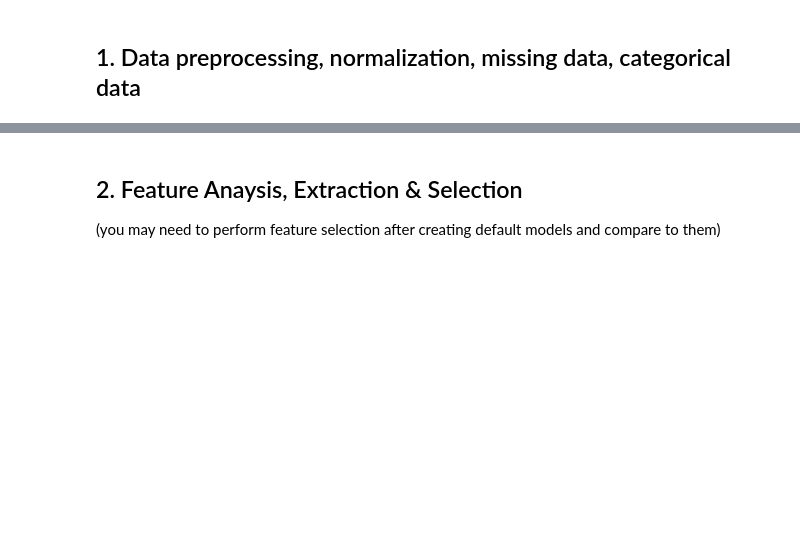
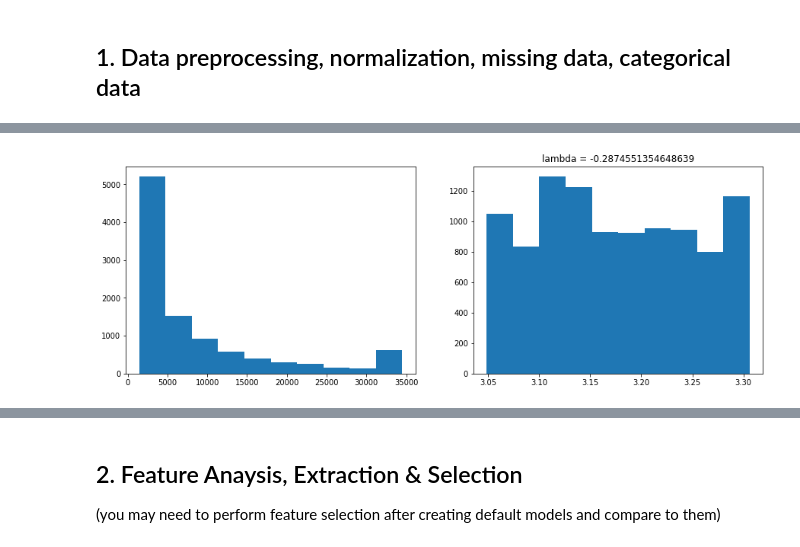
Before and after one commit to hiulian69/Bank_Churn_Prediction, a Jupyter notebook: anja.ipynb, the cells around one changed output, grey strips where cells are left out. Saved outputs shown, nothing was run; the diff lists cells and outputs as text; code cells hidden in the pictures; blank space fills up the shorter version.

```diff
--- a/anja.ipynb
+++ b/anja.ipynb
@@ -101,0 +148,13 @@ Make feature engineering but also try differnet models in order to get as much a
+# %%
+credit_limit_transformed = stat.boxcox(credit_limit)
+
+plt.figure(figsize=(15,5))
+plt.subplot(1,2,1)
+plt.hist(data['Credit_Limit'])
+
+plt.subplot(1,2,2)
+plt.hist(credit_limit_transformed[0])
+plt.title(f'lambda = {credit_limit_transformed[1]}')
+plt.show()
+# %% [output]
+[figure, added]
```
Also changed, not shown: parts of 31 cells of this notebook.
